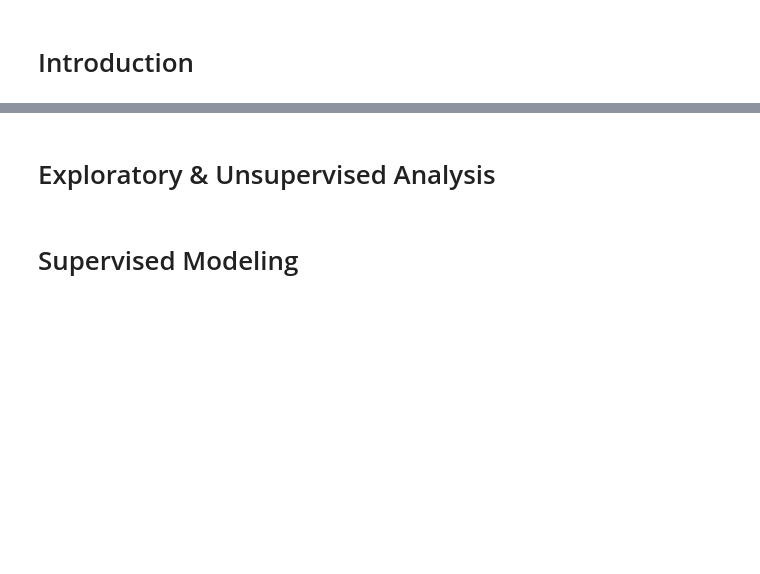
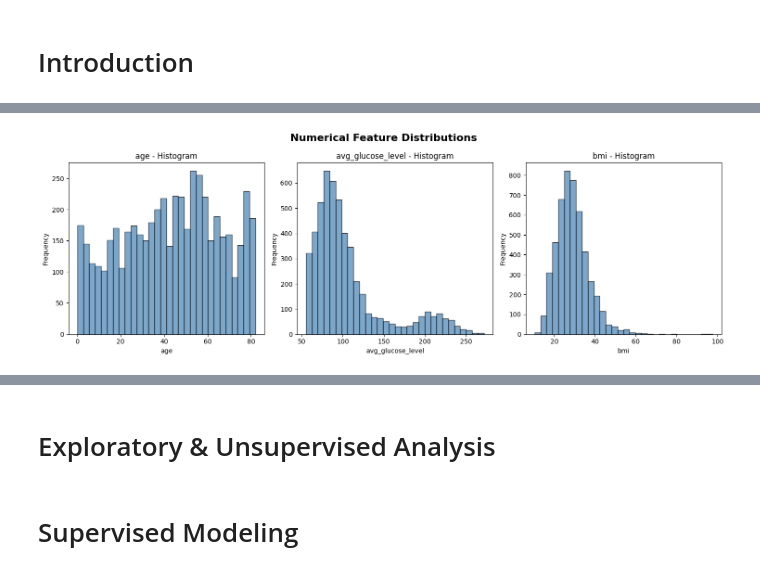
Before and after one commit to anthony-lamelas/Stroke_Prediction, a Jupyter notebook: main.ipynb, the cells around one changed output, grey strips where cells are left out. Drawn from its saved outputs; the diff is of its cells as text; code cells hidden in the pictures; blank space fills up the shorter version.

```diff
--- a/main.ipynb
+++ b/main.ipynb
@@ -4,0 +91,20 @@ Our project focuses on predicting strokes within humans. The dataset is extensiv
+# %%
+# Numerical Feature Distributions
+numerical_features = ['age', 'avg_glucose_level', 'bmi']
+num_features = len(numerical_features)
+fig, axes = plt.subplots(1, num_features, figsize=(5 * num_features, 5))
+fig.suptitle('Numerical Feature Distributions', fontsize=16, fontweight='bold')
+
+if num_features == 1:
+    axes = [axes]
+
+for idx, feature in enumerate(numerical_features):
+    axes[idx].hist(df[feature].dropna(), bins=30, color='steelblue', edgecolor='black', alpha=0.7)
+    axes[idx].set_title(f'{feature} - Histogram')
+    axes[idx].set_xlabel(feature)
+    axes[idx].set_ylabel('Frequency')
+
+plt.tight_layout()
+plt.show()
+# %% [output]
+[figure, added]
```
Also changed, not shown: parts of 20 cells of this notebook, 2 other files.
